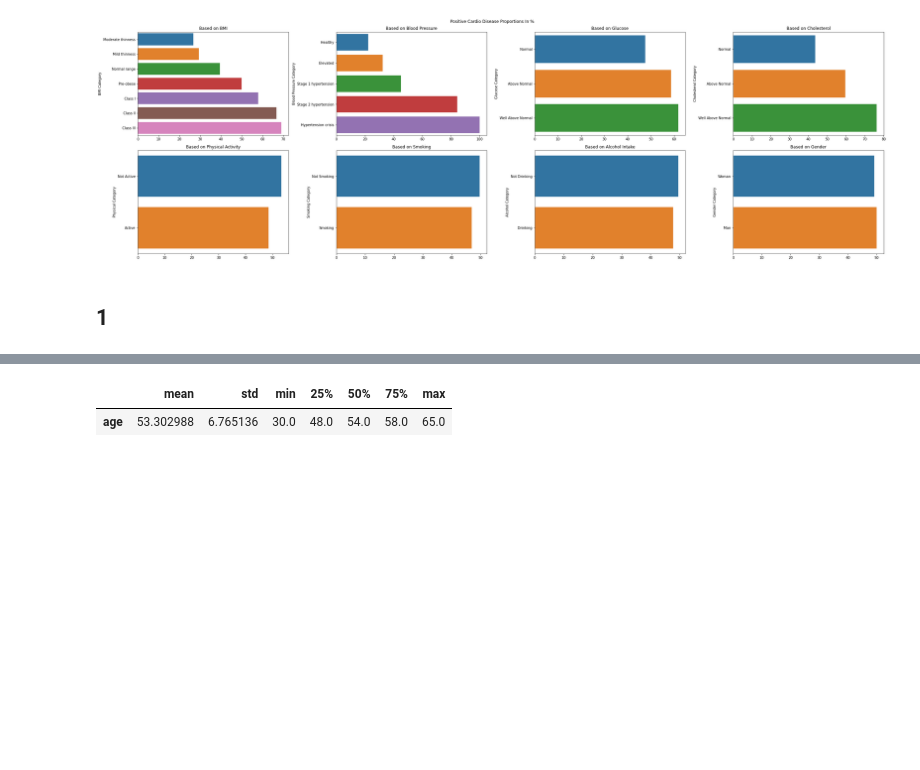
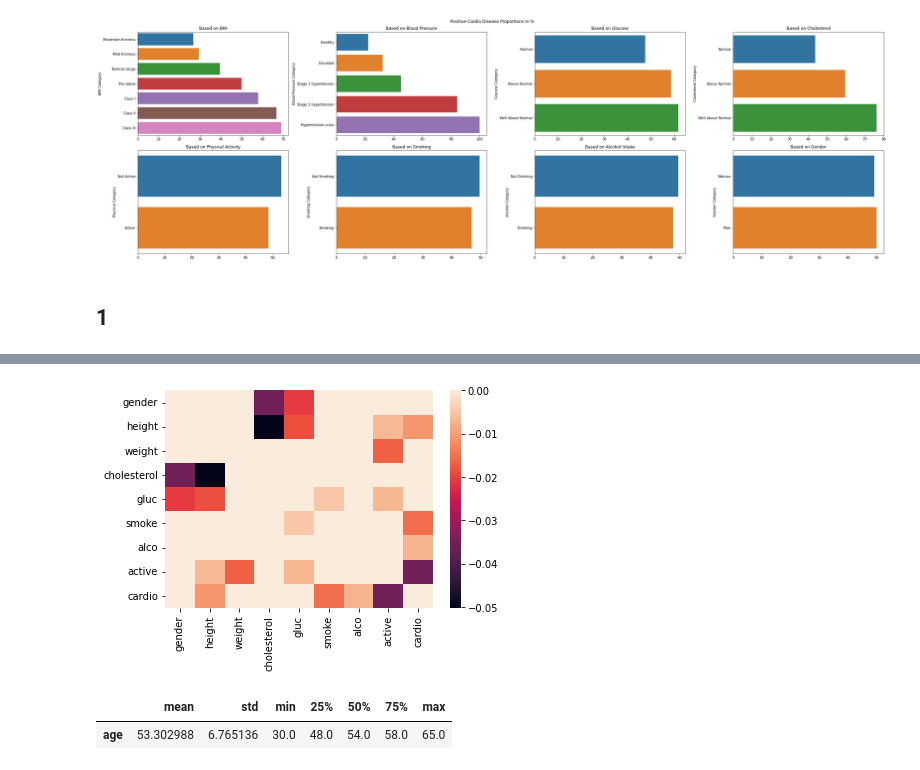
Before and after one commit to felix-tjernberg/machine-learning, a Jupyter notebook: lab/2-2-visualizations.ipynb, the cells around one changed output, grey strips where cells are left out. Drawn from its saved outputs; the diff is of its cells as text; code cells hidden in the pictures; blank space fills up the shorter version.

```diff
--- a/lab/2-2-visualizations.ipynb
+++ b/lab/2-2-visualizations.ipynb
@@ -198,3 +204,7 @@ sns.heatmap(cardio_cleaned_with_new_categories.corr(), vmax=0, annot=True);
+# %%
+sns.heatmap(cardio_raw_without_categories.corr(), vmax=0);
+# %% [output]
+[figure, added]
 # %%
 pd.DataFrame(cardio_cleaned_with_new_categories["age"].apply(lambda age_in_days: round(age_in_days / 365, 0)).describe()).T.drop(columns=['count'])
 # %% [output]
```
Also changed, not shown: parts of 6 cells of this notebook.
